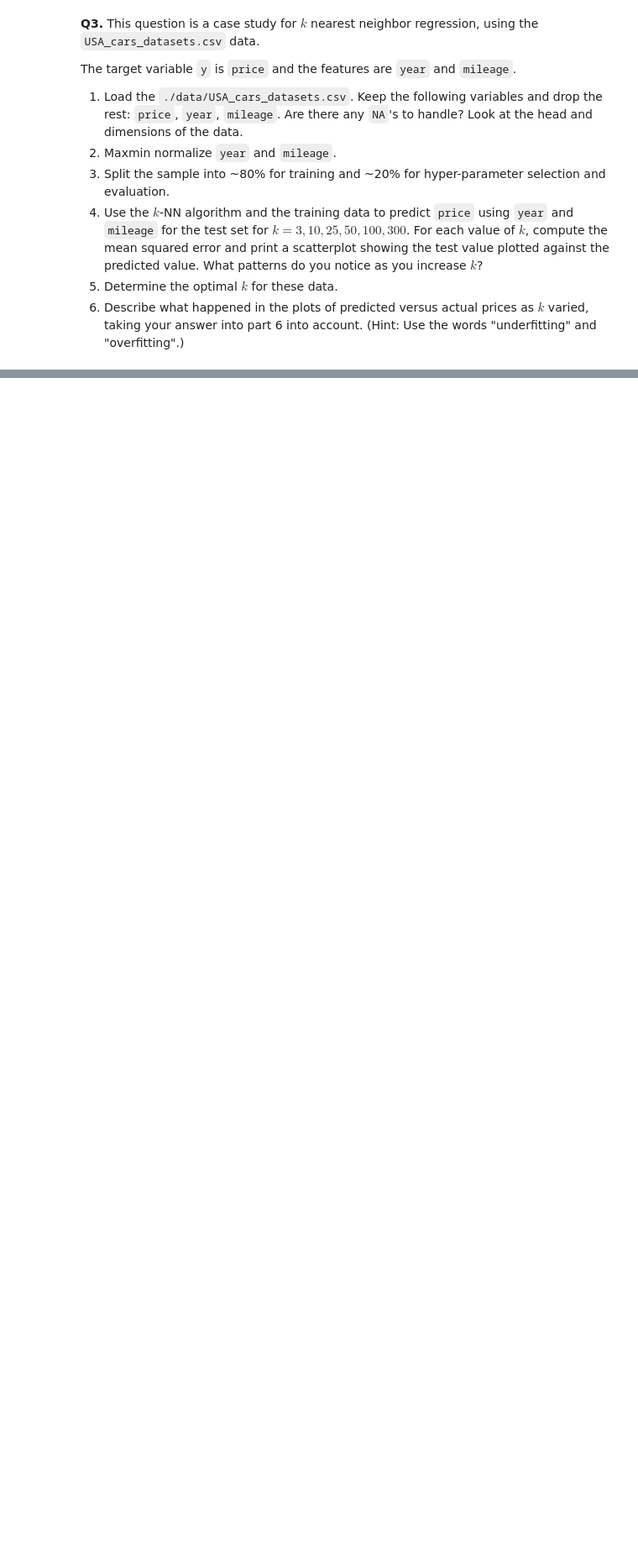
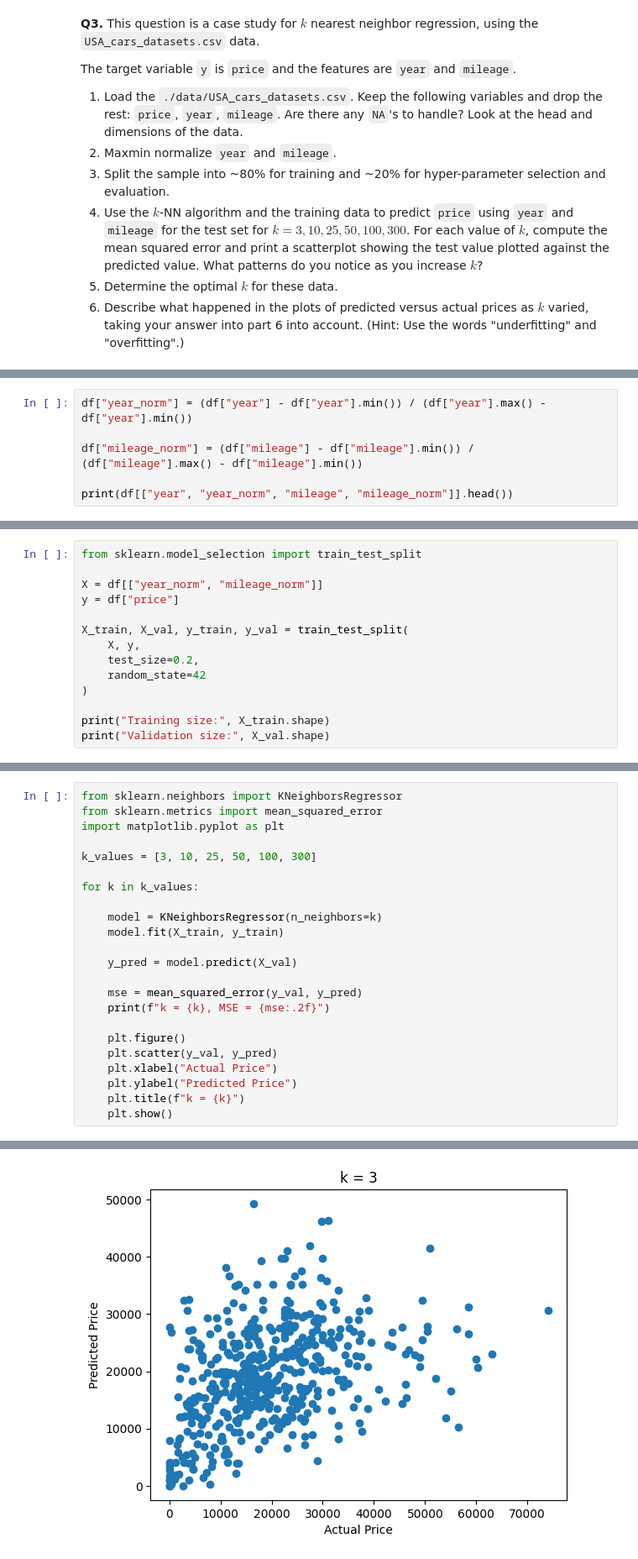
Before and after one commit to Junhyeongh/undergrad_ml_assignments, a Jupyter notebook: 02_assignment_knn.ipynb, the cells around one changed output, grey strips where cells are left out. Shown at 84% size. Drawn from its saved outputs; the diff is of its cells as text; blank space fills up the shorter version.

```diff
--- a/02_assignment_knn.ipynb
+++ b/02_assignment_knn.ipynb
@@ -57,0 +194,6 @@ The target variable `y` is `price` and the features are `year` and `mileage`.
+# %%
+df["year_norm"] = (df["year"] - df["year"].min()) / (df["year"].max() - df["year"].min())
+
+df["mileage_norm"] = (df["mileage"] - df["mileage"].min()) / (df["mileage"].max() - df["mileage"].min())
+
+print(df[["year", "year_norm", "mileage", "mileage_norm"]].head())
@@ -57,0 +207,14 @@ The target variable `y` is `price` and the features are `year` and `mileage`.
+# %%
+from sklearn.model_selection import train_test_split
+
+X = df[["year_norm", "mileage_norm"]]
+y = df["price"]
+
+X_train, X_val, y_train, y_val = train_test_split(
+    X, y,
+    test_size=0.2,
+    random_state=42
+)
+
+print("Training size:", X_train.shape)
+print("Validation size:", X_val.shape)
@@ -57,0 +224,24 @@ The target variable `y` is `price` and the features are `year` and `mileage`.
+# %%
+from sklearn.neighbors import KNeighborsRegressor
+from sklearn.metrics import mean_squared_error
+import matplotlib.pyplot as plt
+
+k_values = [3, 10, 25, 50, 100, 300]
+
+for k in k_values:
+
+    model = KNeighborsRegressor(n_neighbors=k)
+    model.fit(X_train, y_train)
+
+    y_pred = model.predict(X_val)
+
+    mse = mean_squared_error(y_val, y_pred)
+    print(f"k = {k}, MSE = {mse:.2f}")
+
+    plt.figure()
+    plt.scatter(y_val, y_pred)
+    plt.xlabel("Actual Price")
+    plt.ylabel("Predicted Price")
+    plt.title(f"k = {k}")
+    plt.show()
+# %% [output]
@@ -57,0 +249 @@ The target variable `y` is `price` and the features are `year` and `mileage`.
+[figure, added]
```
Also changed, not shown: parts of 23 cells of this notebook.
